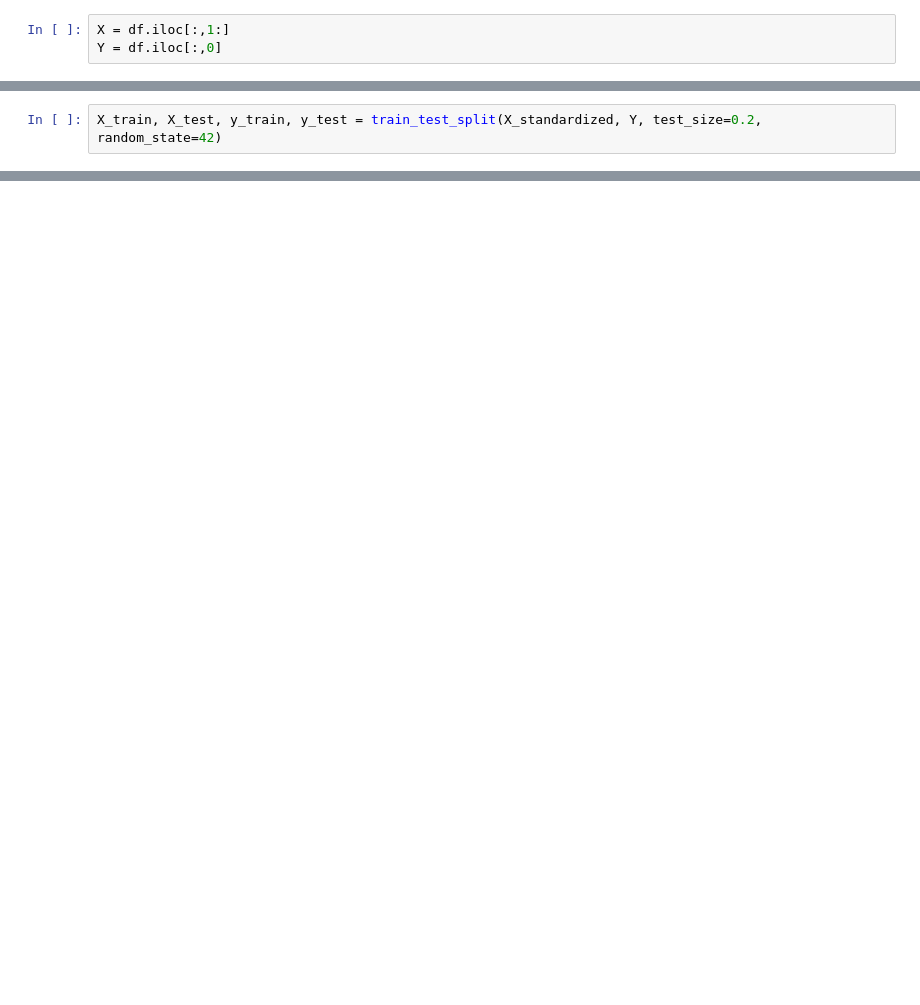
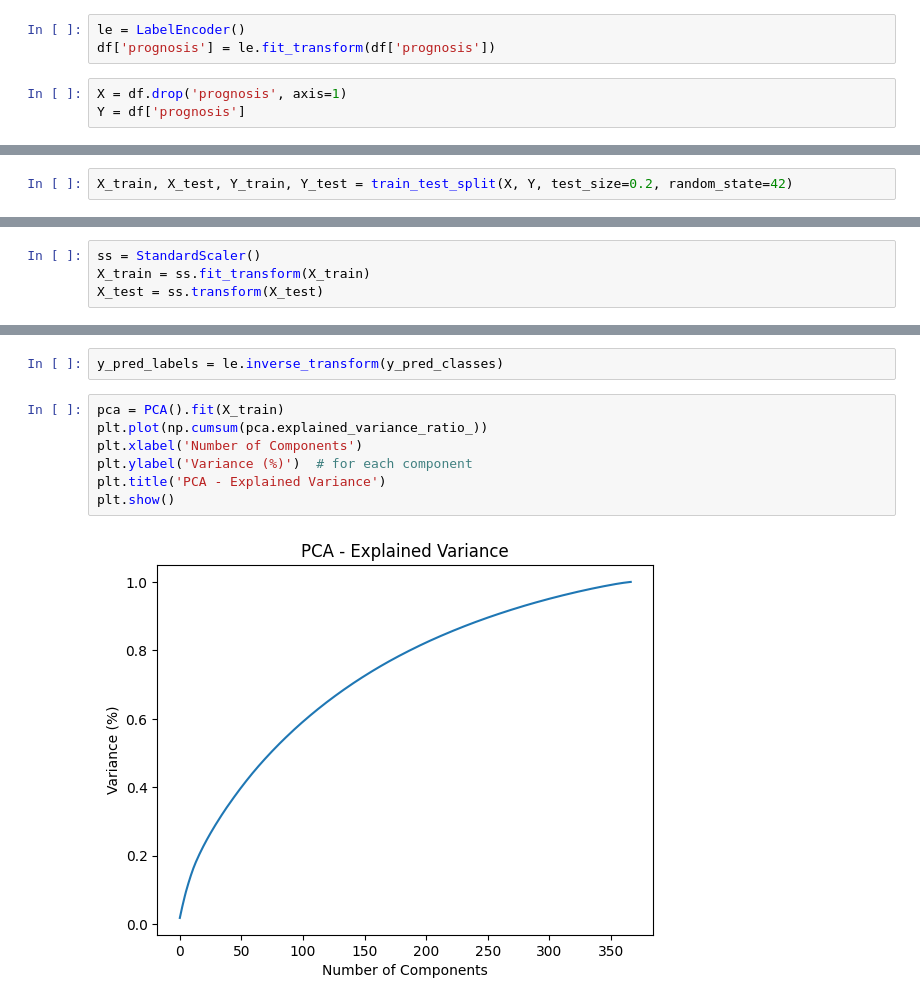
Before and after one commit to NavneethCodes/symptosense, a Jupyter notebook: Analysis/Analysis.ipynb, the cells around one changed output, grey strips where cells are left out. Drawn from its saved outputs; the diff is of its cells as text; blank space fills up the shorter version.

Commit message:
Analysis part
Used Tensorflow -> Neural Networks
Plotted graphs for visualization
Reduced the accuracy of the model, changing it from overfitting by Scaling and decomposition(PCA)

```diff
--- a/Analysis/Analysis.ipynb
+++ b/Analysis/Analysis.ipynb
@@ -16,3 +19,6 @@ Split data into features (X) and target (y)
+# %%
+le = LabelEncoder()
+df['prognosis'] = le.fit_transform(df['prognosis'])
 # %%
-X = df.iloc[:,1:]
-Y = df.iloc[:,0]
+X = df.drop('prognosis', axis=1)
+Y = df['prognosis']
@@ -22,2 +25,2 @@ X_standardized = scaler.fit_transform(X)
 # %%
-X_train, X_test, y_train, y_test = train_test_split(X_standardized, Y, test_size=0.2, random_state=42)
+X_train, X_test, Y_train, Y_test = train_test_split(X, Y, test_size=0.2, random_state=42)
@@ -90,0 +27,4 @@ Classification Report:
+# %%
+ss = StandardScaler()
+X_train = ss.fit_transform(X_train)
+X_test = ss.transform(X_test)
@@ -90,0 +115,11 @@ Classification Report:
+# %%
+y_pred_labels = le.inverse_transform(y_pred_classes)
+# %%
+pca = PCA().fit(X_train)
+plt.plot(np.cumsum(pca.explained_variance_ratio_))
+plt.xlabel('Number of Components')
+plt.ylabel('Variance (%)')  # for each component
+plt.title('PCA - Explained Variance')
+plt.show()
+# %% [output]
+[figure, added]
```
Also changed, not shown: parts of 22 cells of this notebook, 1 other file.
